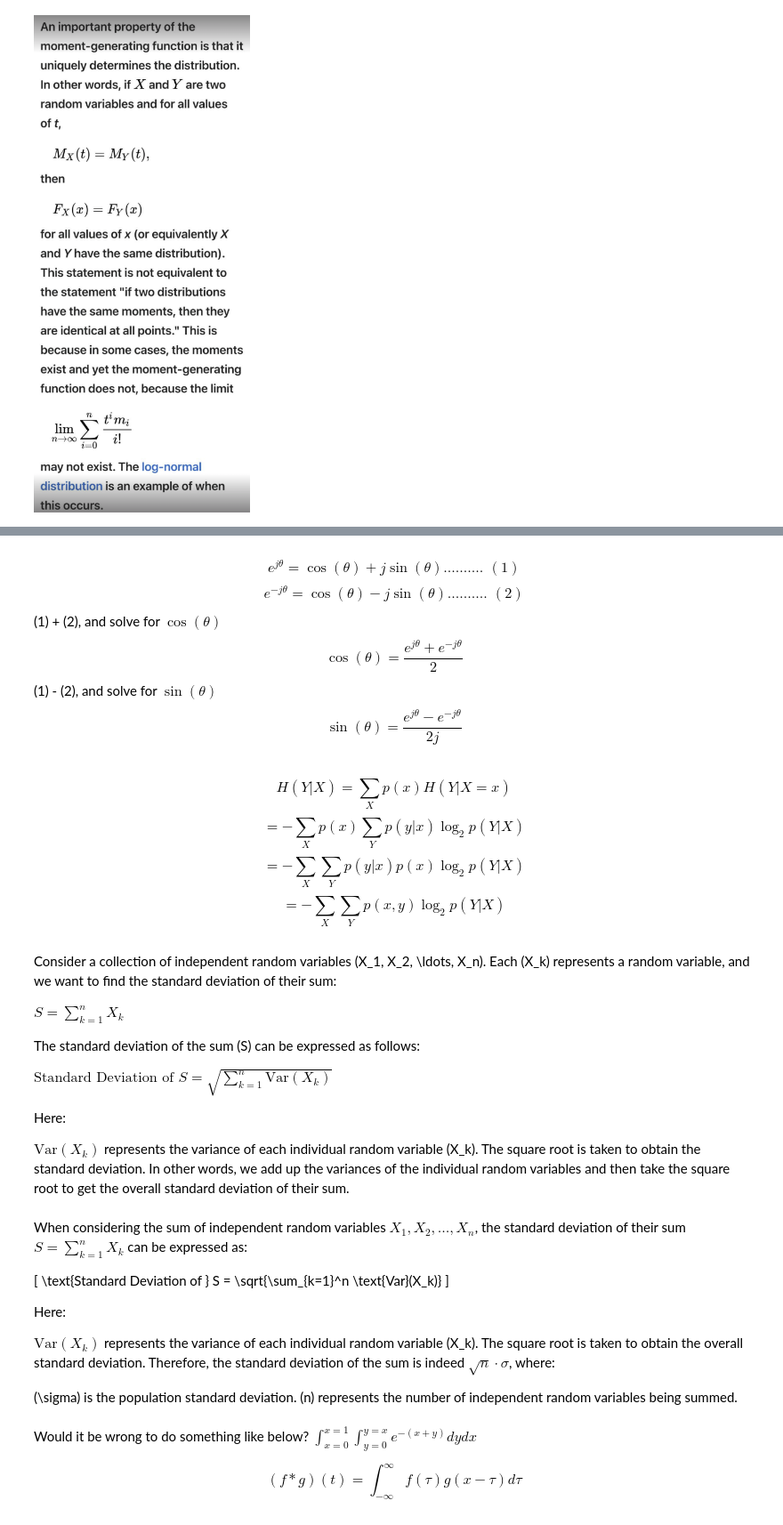
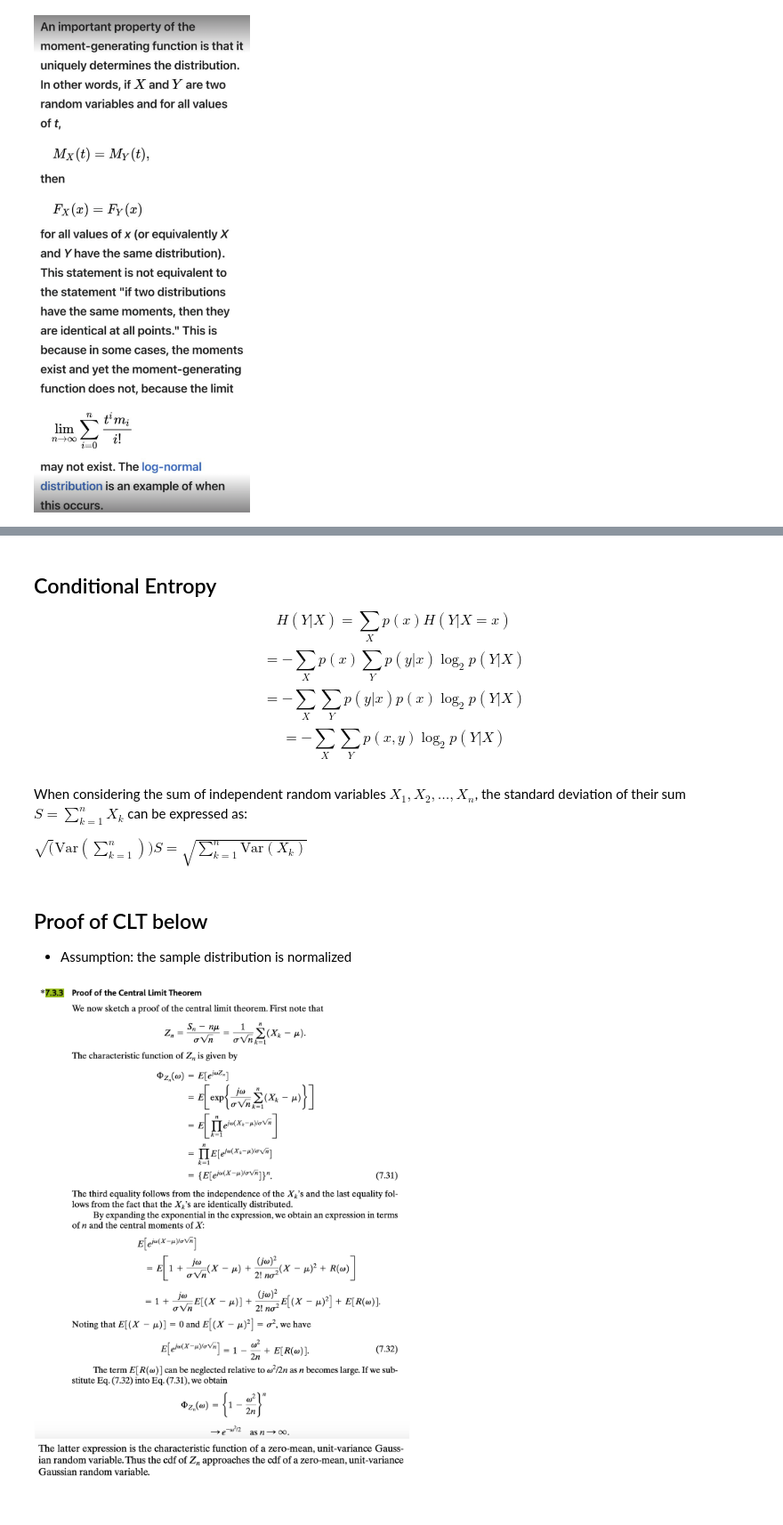
Before and after one commit to ksawada0/Whiteboard-Session-Notes-Probability-and-Statistics, a Jupyter notebook: 2024-03-22-Whiteboard-Session-Probability-and-Statistics.ipynb, the cells around one changed output, grey strips where cells are left out. Shown at 89% size. Saved outputs shown, nothing was run; the diff lists cells and outputs as text; code cells hidden in the pictures.

```diff
--- a/2024-03-22-Whiteboard-Session-Probability-and-Statistics.ipynb
+++ b/2024-03-22-Whiteboard-Session-Probability-and-Statistics.ipynb
@@ -80,47 +86,21 @@ $$E[X^n] = \frac{d^n}{d^nt} M_x(t) \bigg\rvert_{t=0}$$
     - Characteristic function and mgf are like close relatives
 - Put complex value instead of real value (use jp, instead of p)
 - And the characteristic function is used to prove CLT
-# %% [markdown]
-$$e^{j\theta} = \cos(\theta) + j\sin(\theta) \text{.......... }(1)$$
-$$e^{-j\theta} = \cos(\theta) - j\sin(\theta) \text{.......... }(2)$$
-(1) + (2), and solve for $\cos(\theta)$
-$$\cos(\theta) = \frac{e^{j\theta} + e^{-j\theta}}{2}$$
-(1) - (2), and solve for $\sin(\theta)$
-$$\sin(\theta) = \frac{e^{j\theta} - e^{-j\theta}}{2j}$$
 # %% [markdown]
+## Conditional Entropy
 $$H(Y|X) = \sum_X p(x) H(Y | X=x)$$
 $$= -\sum_X p(x) \sum_Y p(y|x) \log_2 p(Y | X)$$
 $$= -\sum_X \sum_Y p(y|x)  p(x) \log_2 p(Y | X)$$
 $$= -\sum_X \sum_Y p(x,y) \log_2 p(Y | X)$$
-# %% [markdown]
-Consider a collection of independent random variables (X_1, X_2, \ldots, X_n). Each (X_k) represents a random variable, and we want to find the standard deviation of their sum:
-
-$ S = \sum_{k=1}^n X_k $
-
-The standard deviation of the sum (S) can be expressed as follows:
-
-$ \text{Standard Deviation of } S = \sqrt{\sum_{k=1}^n \text{Var}(X_k)} $
-
-Here:
-
-$\text{Var}(X_k)$ represents the variance of each individual random variable (X_k).
-The square root is taken to obtain the standard deviation.
-In other words, we add up the variances of the individual random variables and then take the square root to get the overall standard deviation of their sum.
 # %% [markdown]
 When considering the sum of independent random variables $X_1, X_2, \ldots, X_n$, the standard deviation of their sum $S = \sum_{k=1}^n X_k$ can be expressed as:
 
-[ \text{Standard Deviation of } S = \sqrt{\sum_{k=1}^n \text{Var}(X_k)} ]
-
-Here:
-
-$\text{Var}(X_k)$ represents the variance of each individual random variable (X_k).
-The square root is taken to obtain the overall standard deviation.
-Therefore, the standard deviation of the sum is indeed $\sqrt{n} \cdot \sigma$, where:
-
-(\sigma) is the population standard deviation.
-(n) represents the number of independent random variables being summed.
+$ \sqrt(\text{Var}(\sum_{k=1}^n )) S = \sqrt{\sum_{k=1}^n \text{Var}(X_k)} $
-# %% [markdown]
-Would it be wrong to do something like below?
-$\int_{x=0}^{x=1}\int_{y=0}^{y=x} e^{-(x+y)} dy dx $
-
-$$(f * g)(t)=\int_{-\infty}^{\infty} f(\tau)g(x - \tau) d\tau$$
+# %% [markdown]
+## Proof of CLT below
+- Assumption: the sample distribution is normalized
+# %%
+# Gubner
+Image(filename='images/session8/clt_proof.png', width=750)
+# %% [output]
+[figure, added]
```
Also changed, not shown: parts of 13 cells of this notebook, 33 other files.
